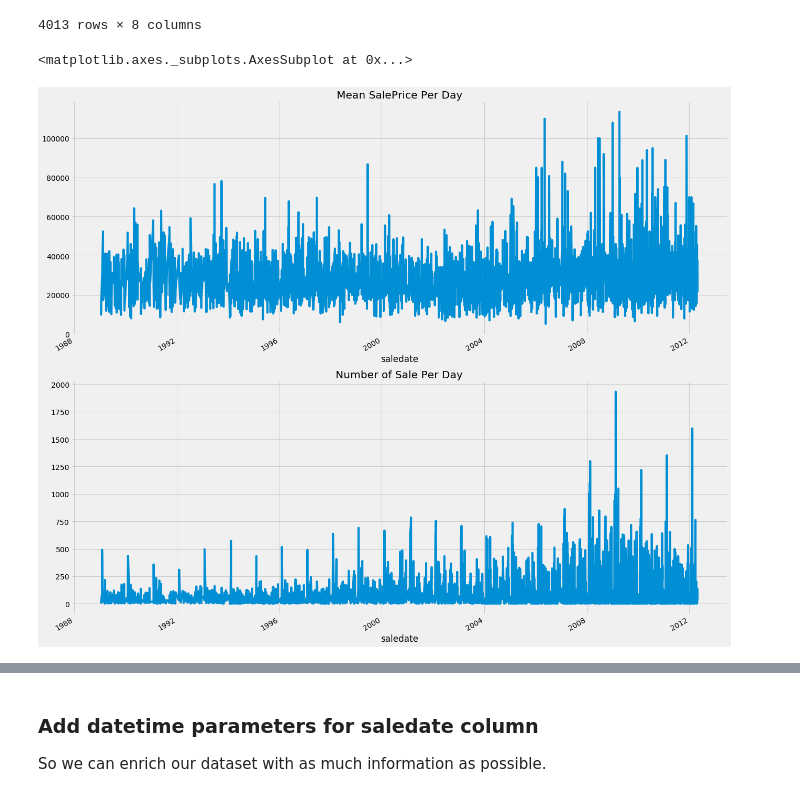
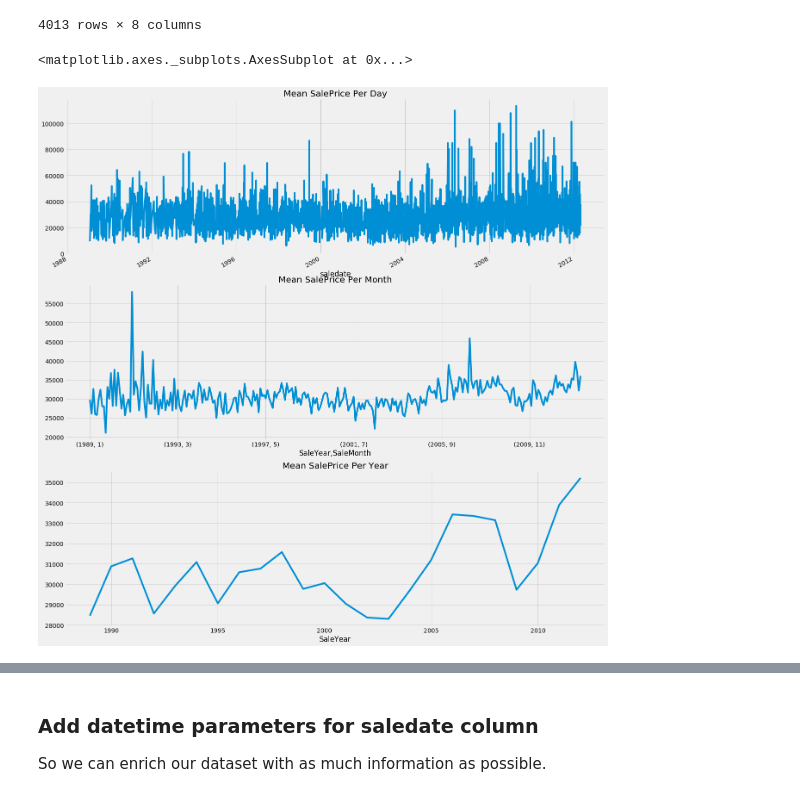
Before and after one commit to fares-ds/Blue-Book-for-Bulldozers-Kaggle-Competition, a Jupyter notebook: Blue_Book_for_Bulldozers_EDA.ipynb, the cells around one changed output, grey strips where cells are left out. Saved outputs shown, nothing was run; the diff lists cells and outputs as text; code cells hidden in the pictures.

```diff
--- a/Blue_Book_for_Bulldozers_EDA.ipynb
+++ b/Blue_Book_for_Bulldozers_EDA.ipynb
@@ -207,13 +222,14 @@ data.groupby('saledate').SalePrice.describe()
 # %%
-plt.figure(figsize=(20, 20))
+plt.figure(figsize=(20, 25))
 
-plt.subplot(211)
-time_data = data.groupby('saledate').SalePrice.mean()
-time_data.plot(title='Mean SalePrice Per Day')
+plt.subplot(311)
+data.groupby('saledate').SalePrice.mean().plot(title='Mean SalePrice Per Day')
 
-plt.subplot(212)
-sales_count_data = data.groupby('saledate').SalePrice.count()
-sales_count_data.plot(title='Number of Sales Per Day')
+plt.subplot(312)
+data.groupby(['SaleYear', 'SaleMonth']).SalePrice.mean().plot(title='Mean SalePrice Per Month')
+
+plt.subplot(313)
+data.groupby(['SaleYear']).SalePrice.mean().plot(title='Mean SalePrice Per Year')
 # %% [output]
 <matplotlib.axes._subplots.AxesSubplot at 0x...>
-[figure, old version]
+[figure, new version]
```
Also changed, not shown: parts of 35 cells of this notebook.
